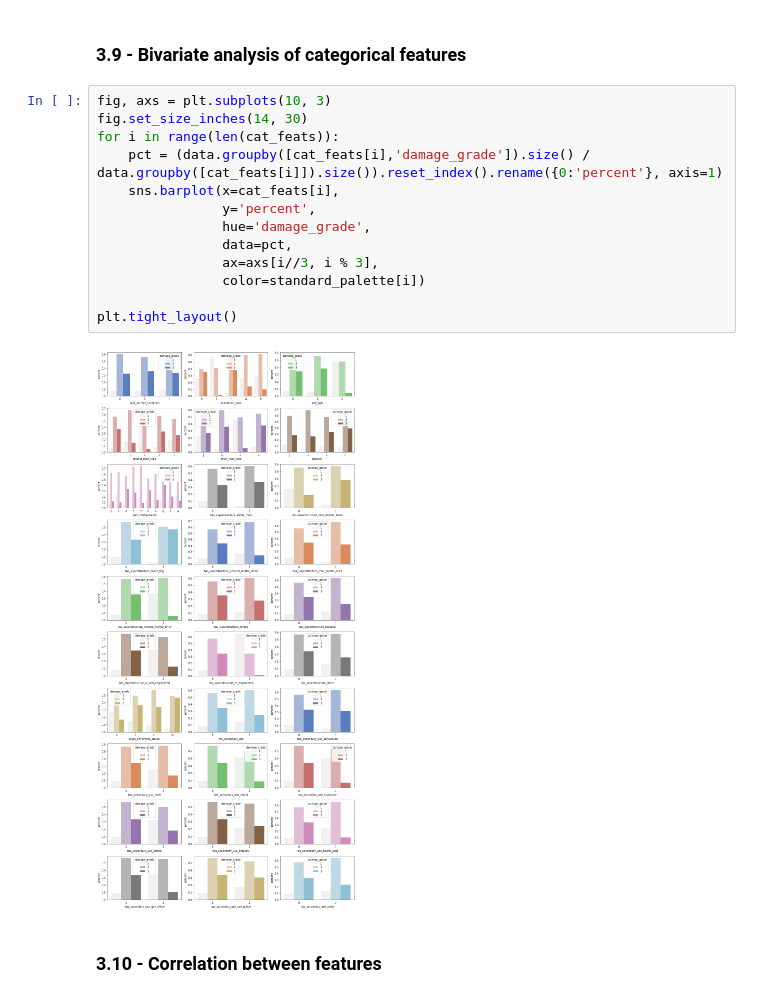
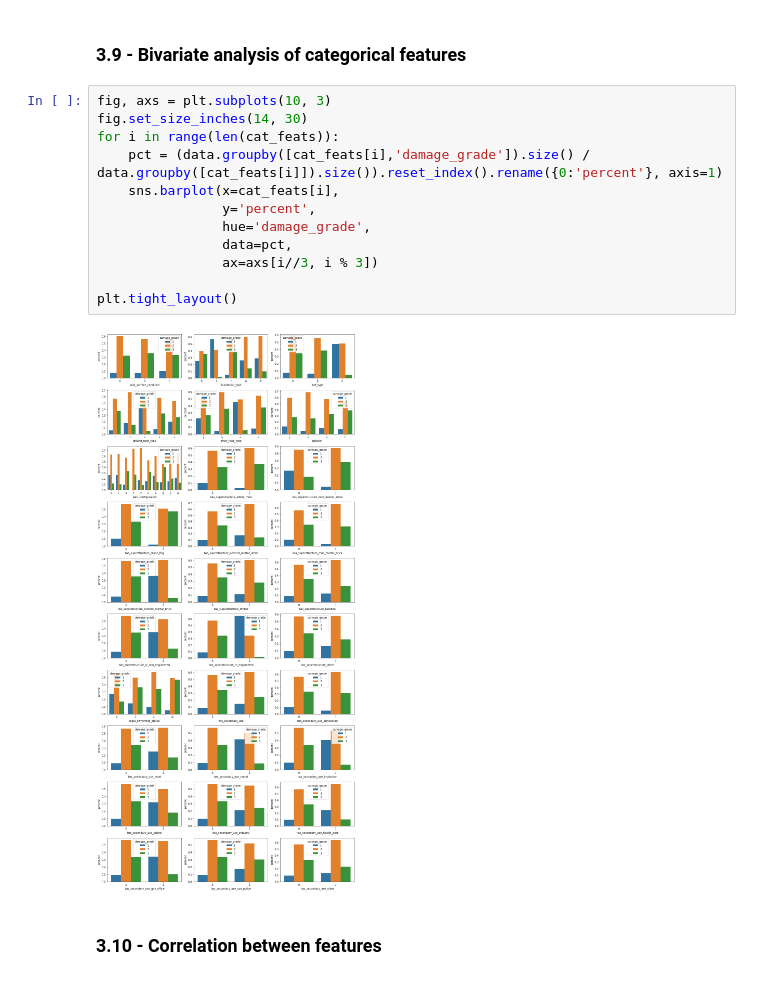
Before and after one commit to patohdzs/datadventures, a Jupyter notebook: how-bad-did-it-shake/earthquakes.ipynb, the cells around one changed output. Drawn from its saved outputs; the diff is of its cells as text.

```diff
--- a/how-bad-did-it-shake/earthquakes.ipynb
+++ b/how-bad-did-it-shake/earthquakes.ipynb
@@ -374,18 +378,17 @@ plt.tight_layout()
 # %%
 fig, axs = plt.subplots(10, 3)
 fig.set_size_inches(14, 30)
 for i in range(len(cat_feats)):
     pct = (data.groupby([cat_feats[i],'damage_grade']).size() / data.groupby([cat_feats[i]]).size()).reset_index().rename({0:'percent'}, axis=1)
     sns.barplot(x=cat_feats[i],
                 y='percent',
                 hue='damage_grade',
                 data=pct,
-                ax=axs[i//3, i % 3],
-                color=standard_palette[i])
+                ax=axs[i//3, i % 3])
 
 plt.tight_layout()
 # %% [output]
-[figure, old version]
+[figure, new version]
 # %% [markdown]
 ### 3.10 - Correlation between features
 # %% [markdown]
```
Also changed, not shown: parts of 17 cells of this notebook, 6 other files.
